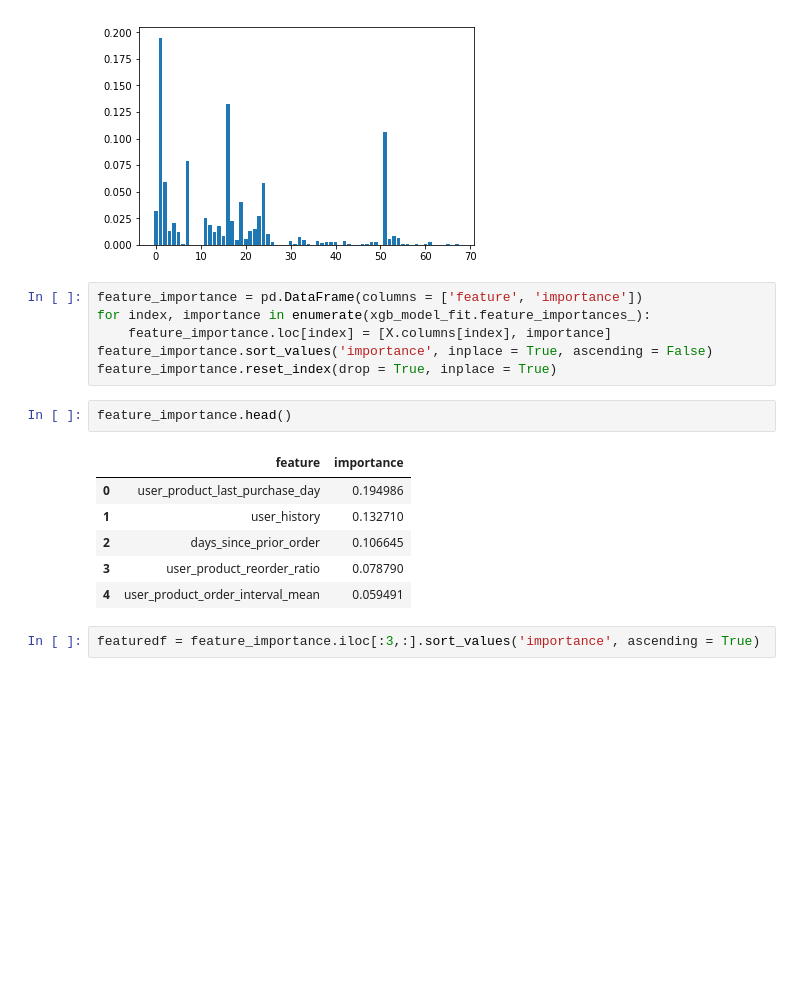
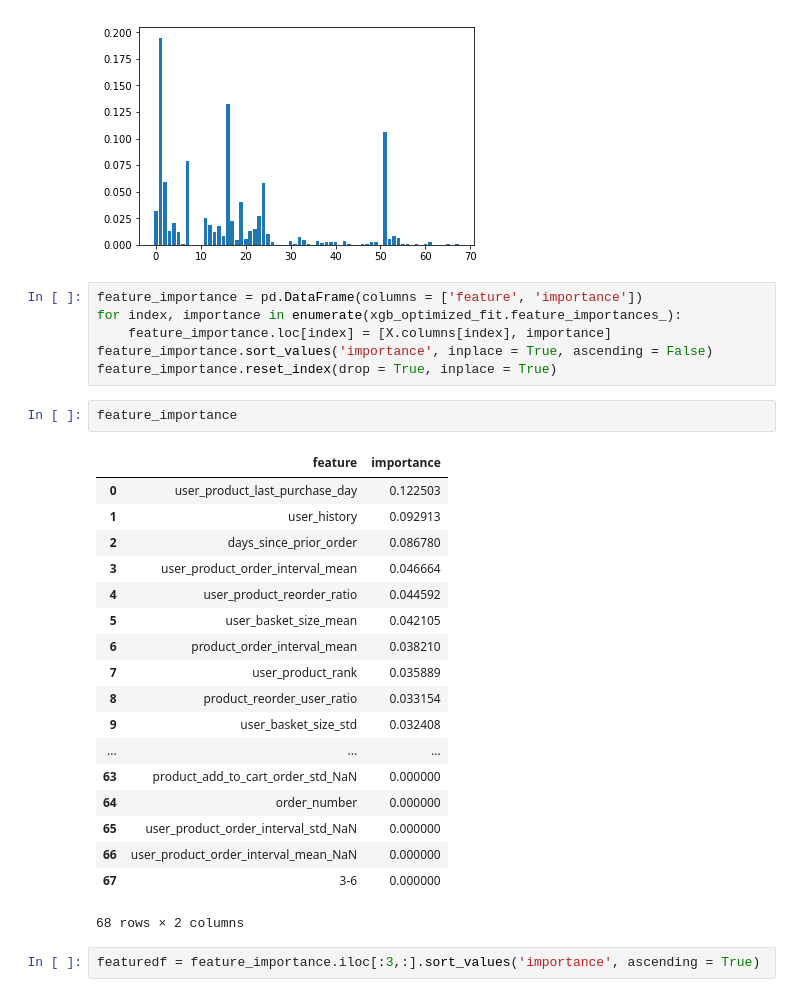
Before and after one commit to TRobertJackson/Data-Science-Projects, a Jupyter notebook: Instacart Market Basket Analysis/Instacart Market Basket Analysis.ipynb, the cells around one changed output. Drawn from its saved outputs; the diff is of its cells as text; blank space fills up the shorter version.

```diff
--- a/Instacart Market Basket Analysis/Instacart Market Basket Analysis.ipynb
+++ b/Instacart Market Basket Analysis/Instacart Market Basket Analysis.ipynb
@@ -653,19 +664,31 @@ plt.show();
 [figure]
 # %%
 feature_importance = pd.DataFrame(columns = ['feature', 'importance'])
-for index, importance in enumerate(xgb_model_fit.feature_importances_):
+for index, importance in enumerate(xgb_optimized_fit.feature_importances_):
     feature_importance.loc[index] = [X.columns[index], importance]
 feature_importance.sort_values('importance', inplace = True, ascending = False)
 feature_importance.reset_index(drop = True, inplace = True)
 # %%
-feature_importance.head()
+feature_importance
 # %% [output]
 |  | feature | importance |
-| 0 | user_product_last_purchase_day | 0.194986 |
-| 1 | user_history | 0.132710 |
-| 2 | days_since_prior_order | 0.106645 |
-| 3 | user_product_reorder_ratio | 0.078790 |
-| 4 | user_product_order_interval_mean | 0.059491 |
+| 0 | user_product_last_purchase_day | 0.122503 |
+| 1 | user_history | 0.092913 |
+| 2 | days_since_prior_order | 0.086780 |
+| 3 | user_product_order_interval_mean | 0.046664 |
+| 4 | user_product_reorder_ratio | 0.044592 |
+| 5 | user_basket_size_mean | 0.042105 |
+| 6 | product_order_interval_mean | 0.038210 |
+| 7 | user_product_rank | 0.035889 |
+| 8 | product_reorder_user_ratio | 0.033154 |
+| 9 | user_basket_size_std | 0.032408 |
+| ... | ... | ... |
+| 63 | product_add_to_cart_order_std_NaN | 0.000000 |
+| 64 | order_number | 0.000000 |
+| 65 | user_product_order_interval_std_NaN | 0.000000 |
+| 66 | user_product_order_interval_mean_NaN | 0.000000 |
+| 67 | 3-6 | 0.000000 |
+68 rows × 2 columns
 # %%
 featuredf = feature_importance.iloc[:3,:].sort_values('importance', ascending = True)
 # %%
```
Also changed, not shown: parts of 17 cells of this notebook, 23 other files.
